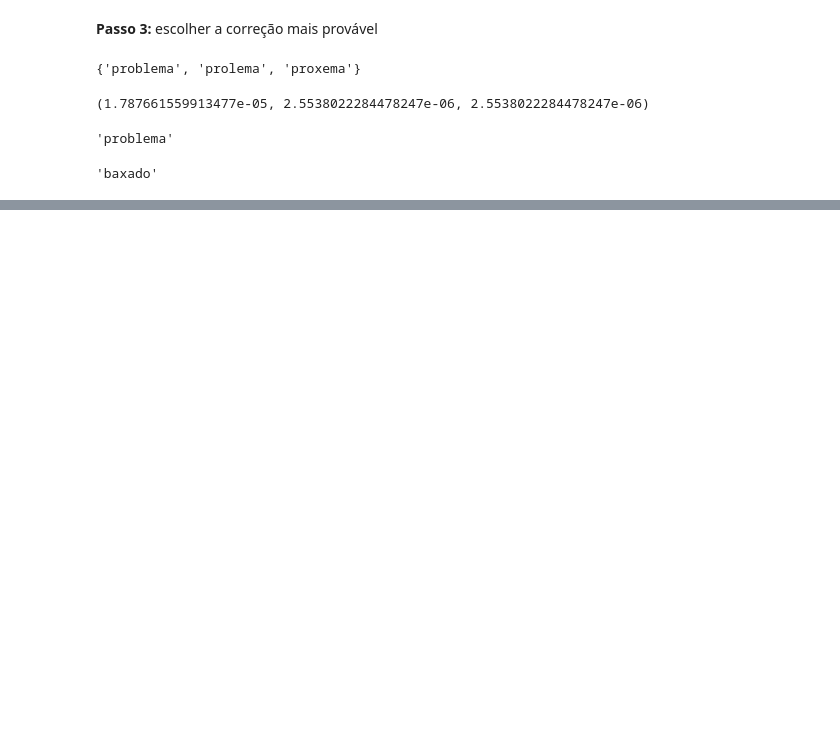
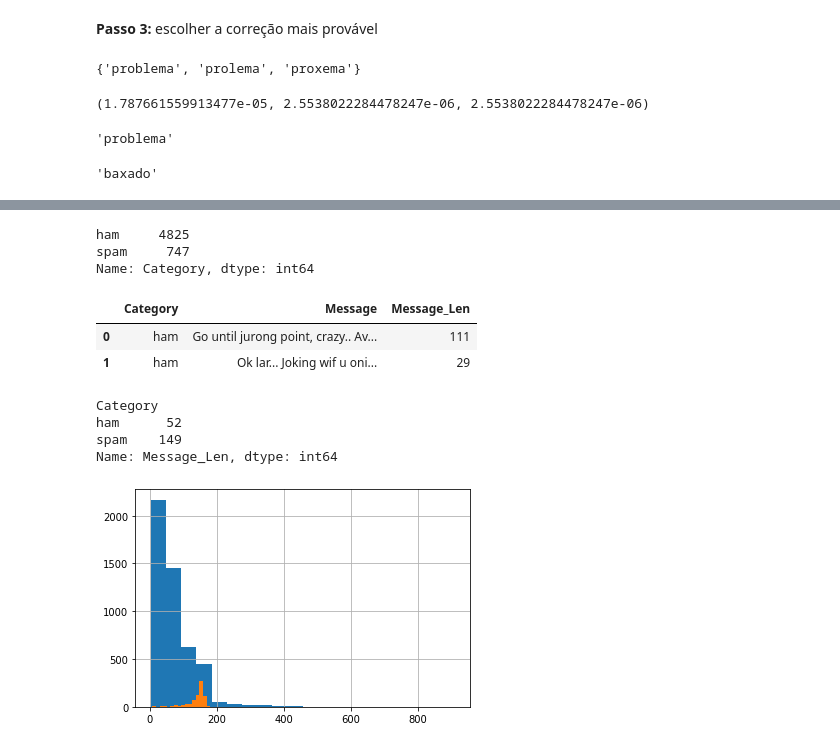
Before and after one commit to luizfrias/mintextoenlp, a Jupyter notebook: Mineração de Texto & NLP - Aula 03.ipynb, the cells around one changed output, grey strips where cells are left out. Saved outputs shown, nothing was run; the diff lists cells and outputs as text; code cells hidden in the pictures; blank space fills up the shorter version.

```diff
--- a/Mineração de Texto & NLP - Aula 03.ipynb
+++ b/Mineração de Texto & NLP - Aula 03.ipynb
@@ -848,0 +846,3 @@ def extract_features(message):
+# %%
+spam_df = pd.read_csv('in/spam/data.csv')
+spam_df.head()
@@ -848,0 +856,25 @@ def extract_features(message):
+# %%
+spam_df.Category.value_counts()
+# %% [output]
+ham     4825
+spam     747
+Name: Category, dtype: int64
+# %%
+spam_df['Message_Len'] = spam_df['Message'].str.len()
+spam_df.head(2)
+# %% [output]
+|  | Category | Message | Message_Len |
+| 0 | ham | Go until jurong point, crazy.. Av... | 111 |
+| 1 | ham | Ok lar... Joking wif u oni... | 29 |
+# %%
+spam_df.groupby('Category')['Message_Len'].median()
+# %% [output]
+Category
+ham      52
+spam    149
+Name: Message_Len, dtype: int64
+# %%
+spam_df[spam_df.Category == 'ham']['Message_Len'].hist(bins=20)
+spam_df[spam_df.Category == 'spam']['Message_Len'].hist(bins=20);
+# %% [output]
+[figure, added]
```
Also changed, not shown: parts of 30 cells of this notebook.
